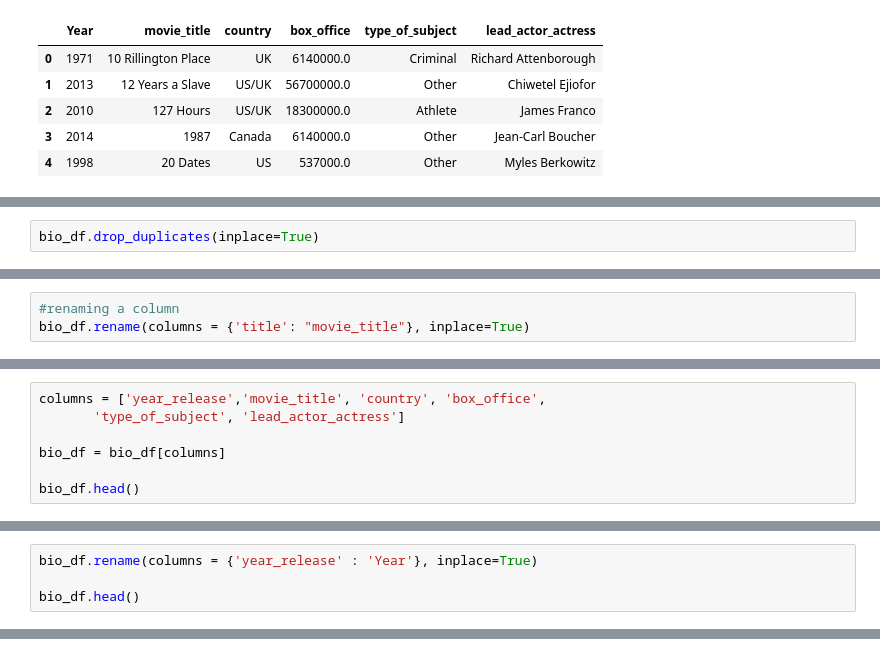
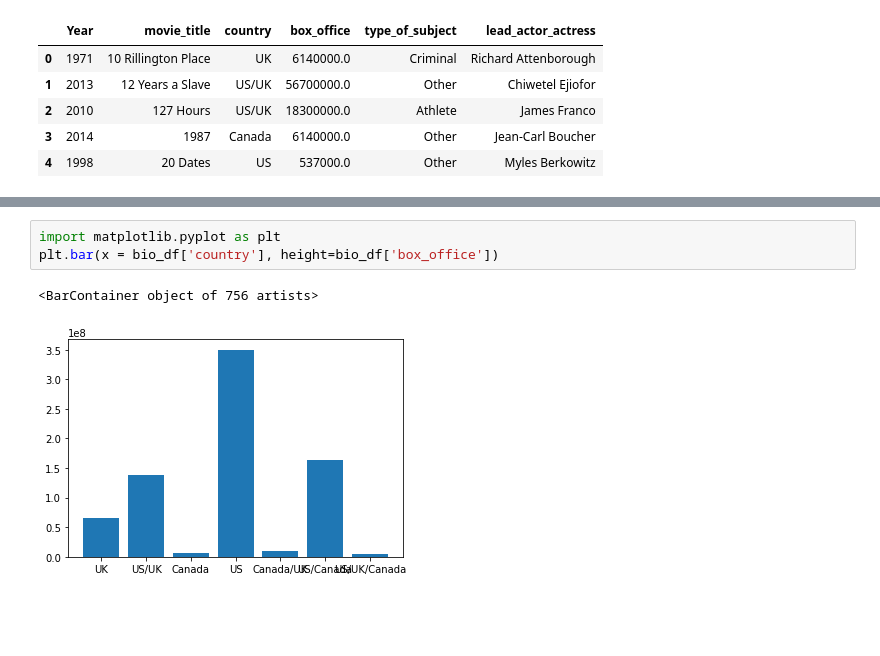
Before and after one commit to JudsonMorgan/Python-for-Data-Analyst, a Jupyter notebook: Introduction-to-Pandas.ipynb, the cells around one changed output, grey strips where cells are left out. Drawn from its saved outputs; the diff is of its cells as text; blank space fills up the shorter version.

```diff
--- a/Introduction-to-Pandas.ipynb
+++ b/Introduction-to-Pandas.ipynb
@@ -1352,2 +998,0 @@ True
-# %%
-bio_df.drop_duplicates(inplace=True)
@@ -1362,3 +998,0 @@ bio_df.shape
-# %%
-#renaming a column
-bio_df.rename(columns = {'title': "movie_title"}, inplace=True)
@@ -1380,7 +998,0 @@ array(['movie_title', 'country', 'year_release', 'box_office',
-# %%
-columns = ['year_release','movie_title', 'country', 'box_office',
-       'type_of_subject', 'lead_actor_actress']
-
-bio_df = bio_df[columns]
-
-bio_df.head()
@@ -1394,4 +998,0 @@ bio_df.head()
-# %%
-bio_df.rename(columns = {'year_release' : 'Year'}, inplace=True)
-
-bio_df.head()
@@ -1404,0 +1065,6 @@ bio_df.head()
+# %%
+import matplotlib.pyplot as plt
+plt.bar(x = bio_df['country'], height=bio_df['box_office'])
+# %% [output]
+<BarContainer object of 756 artists>
+[figure, added]
```
Also changed, not shown: parts of 56 cells of this notebook.
